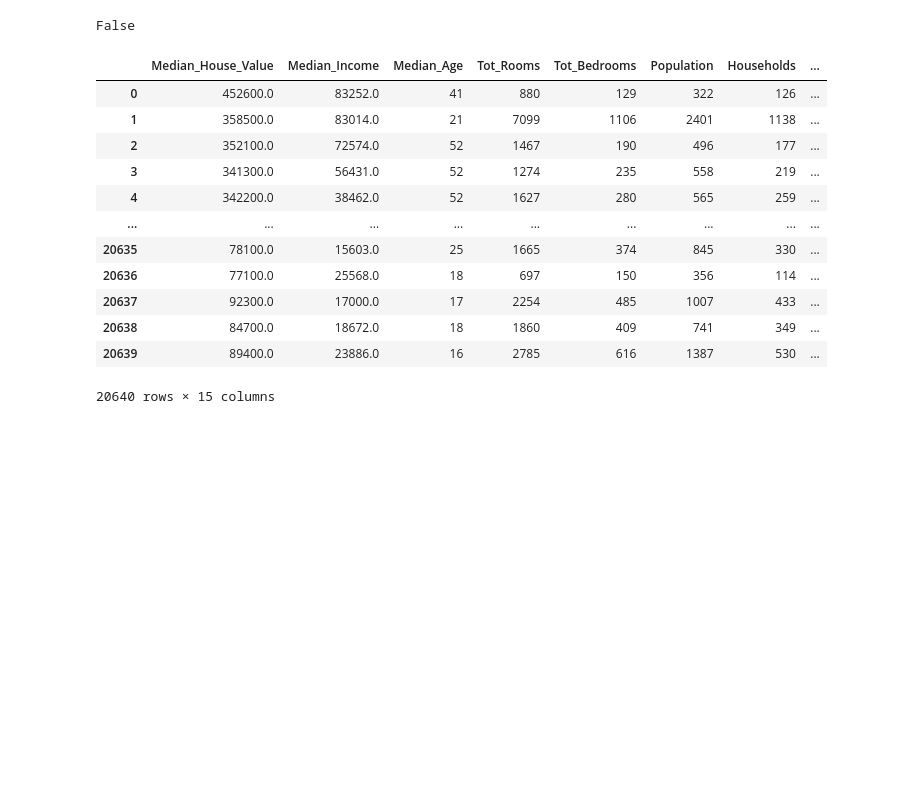
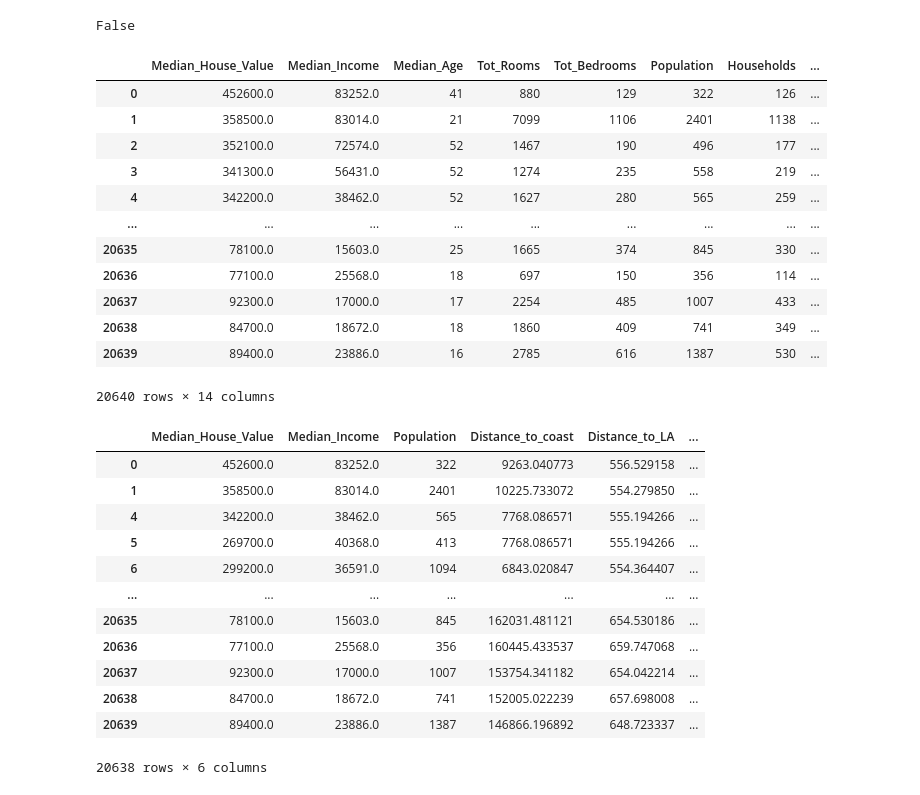
Before and after one commit to abeeto/project-group14-DATA301, a Jupyter notebook: notebooks/analysis3.ipynb, the cells around one changed output. Cells and saved outputs as stored; diff of their text form; code cells hidden in the pictures; blank space fills up the shorter version.

```diff
--- a/notebooks/analysis3.ipynb
+++ b/notebooks/analysis3.ipynb
@@ -65,6 +93,9 @@ np.isnan(houses.values).any()
 False
 # %%
 houses["Median_Income"] = 10000 * houses["Median_Income"]
+houses["Distance_to_LA"] = (1/1000) * houses["Distance_to_LA"]
+houses["Distance_to_SanFrancisco"] = (1/1000) * houses["Distance_to_SanFrancisco"]
+
 houses
 # %% [output]
 |  | Median_House_Value | Median_Income | Median_Age | Tot_Rooms | Tot_Bedrooms | Population | Households | ... |
@@ -79,4 +110,21 @@ houses
 | 20637 | 92300.0 | 17000.0 | 17 | 2254 | 485 | 1007 | 433 | ... |
 | 20638 | 84700.0 | 18672.0 | 18 | 1860 | 409 | 741 | 349 | ... |
 | 20639 | 89400.0 | 23886.0 | 16 | 2785 | 616 | 1387 | 530 | ... |
-20640 rows × 15 columns
+20640 rows × 14 columns
+# %%
+houses_cleaned = houses.drop(['Median_Age','Tot_Rooms','Tot_Bedrooms','Households','Latitude','Longitude','Distance_to_SanDiego','Distance_to_SanJose'],axis='columns')
+houses_cleaned
+# %% [output]
+|  | Median_House_Value | Median_Income | Population | Distance_to_coast | Distance_to_LA | ... |
+| 0 | 452600.0 | 83252.0 | 322 | 9263.040773 | 556.529158 | ... |
+| 1 | 358500.0 | 83014.0 | 2401 | 10225.733072 | 554.279850 | ... |
+| 4 | 342200.0 | 38462.0 | 565 | 7768.086571 | 555.194266 | ... |
+| 5 | 269700.0 | 40368.0 | 413 | 7768.086571 | 555.194266 | ... |
+| 6 | 299200.0 | 36591.0 | 1094 | 6843.020847 | 554.364407 | ... |
+| ... | ... | ... | ... | ... | ... | ... |
+| 20635 | 78100.0 | 15603.0 | 845 | 162031.481121 | 654.530186 | ... |
+| 20636 | 77100.0 | 25568.0 | 356 | 160445.433537 | 659.747068 | ... |
+| 20637 | 92300.0 | 17000.0 | 1007 | 153754.341182 | 654.042214 | ... |
+| 20638 | 84700.0 | 18672.0 | 741 | 152005.022239 | 657.698008 | ... |
+| 20639 | 89400.0 | 23886.0 | 1387 | 146866.196892 | 648.723337 | ... |
+20638 rows × 6 columns
```
Also changed, not shown: parts of 2 cells of this notebook.
